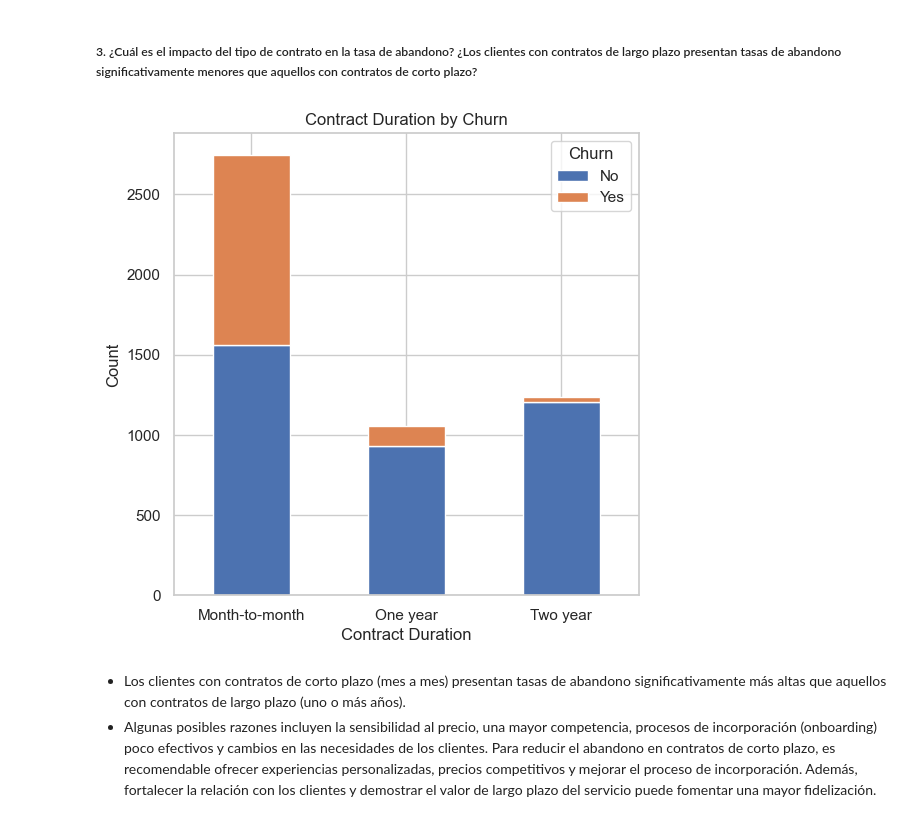
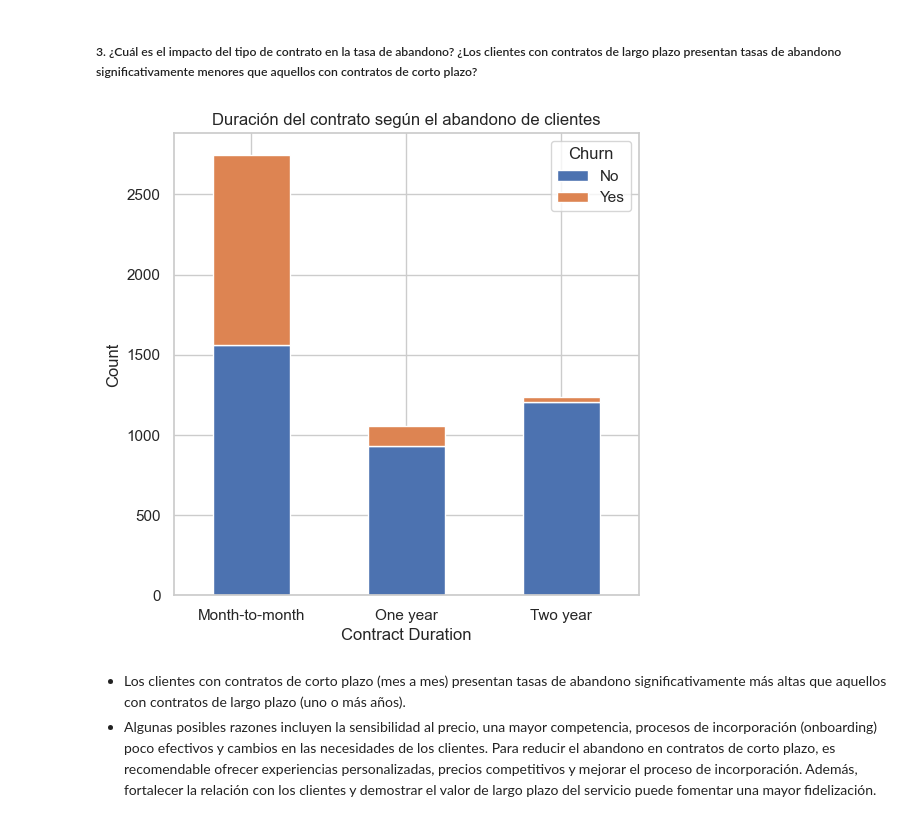
Before and after one commit to CarloEduardo/Prediccion_de_Churn_de_Clientes, a Jupyter notebook: Prediccion_de_Churn_de_Clientes.ipynb, the cells around one changed output. Cells and saved outputs as stored; diff of their text form; code cells hidden in the pictures.

```diff
--- a/Prediccion_de_Churn_de_Clientes.ipynb
+++ b/Prediccion_de_Churn_de_Clientes.ipynb
@@ -959,17 +919,17 @@ El análisis muestra una **correlación negativa débil** entre los cargos total
 # %%
 # Crear una tabla de contingencia (crosstab) entre la variable categórica y la columna 'Churn'.
 cross_tab = pd.crosstab(Data_All['Contract'], Data_All['Churn'])
 
 # Graficar un diagrama de barras apiladas (stacked bar chart) utilizando Seaborn.
 ax = cross_tab.plot(kind="bar", stacked=True, figsize=(6, 6))
-plt.title("Contract Duration by Churn")
+plt.title("Duración del contrato según el abandono de clientes")
 plt.xlabel("Contract Duration")
 plt.xticks(rotation=0)
 plt.ylabel("Count")
 plt.legend(title="Churn", loc="upper right")
 plt.show()
 # %% [output]
-[figure, old version]
+[figure, new version]
 # %% [markdown]
 - Los clientes con contratos de corto plazo (mes a mes) presentan tasas de abandono significativamente más altas que aquellos con contratos de largo plazo (uno o más años).
 - Algunas posibles razones incluyen la sensibilidad al precio, una mayor competencia, procesos de incorporación (onboarding) poco efectivos y cambios en las necesidades de los clientes. Para reducir el abandono en contratos de corto plazo, es recomendable ofrecer experiencias personalizadas, precios competitivos y mejorar el proceso de incorporación. Además, fortalecer la relación con los clientes y demostrar el valor de largo plazo del servicio puede fomentar una mayor fidelización.
```
Also changed, not shown: parts of 165 cells of this notebook, 2 other files.
